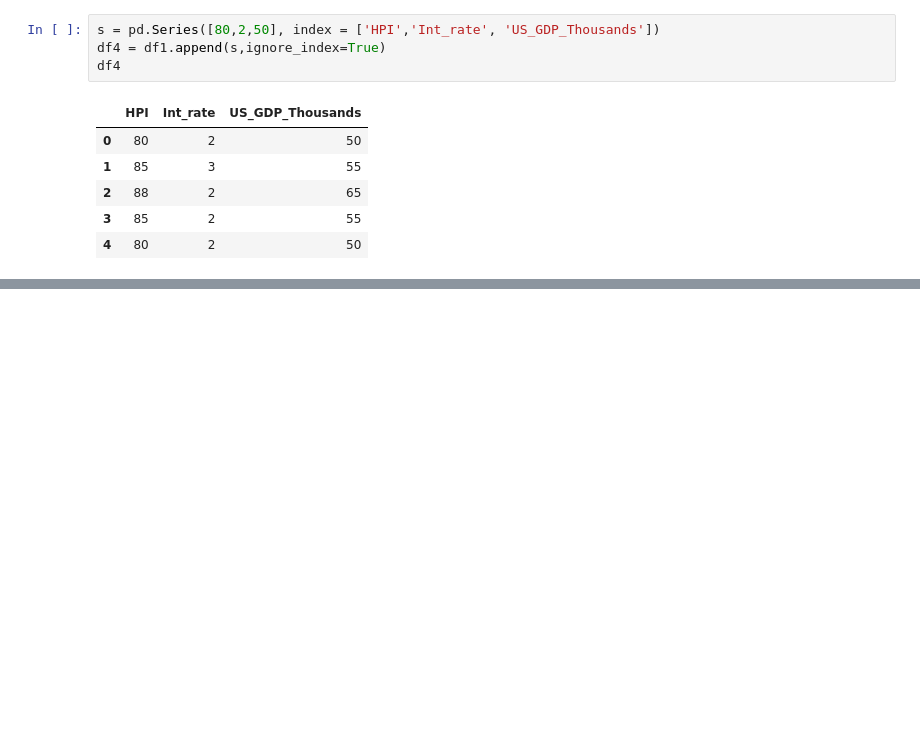
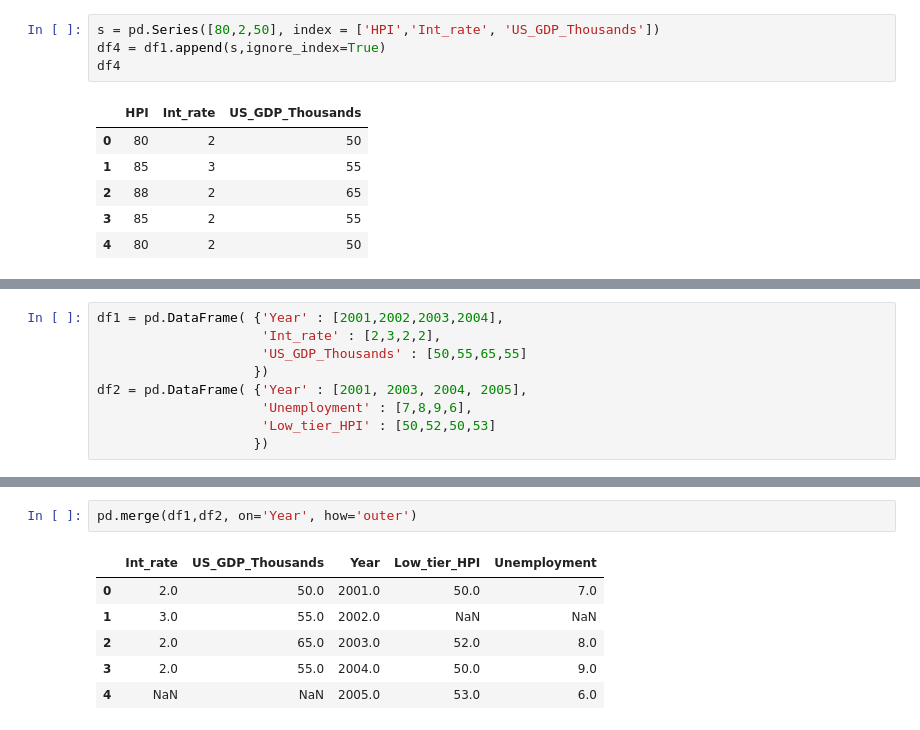
Before and after one commit to suriyadeepan/pandas, a Jupyter notebook: notebooks/Data Analysis with Python and Pandas Tutorial.ipynb, the cells around one changed output, grey strips where cells are left out. Cells and saved outputs as stored; diff of their text form; blank space fills up the shorter version.

```diff
--- a/notebooks/Data Analysis with Python and Pandas Tutorial.ipynb
+++ b/notebooks/Data Analysis with Python and Pandas Tutorial.ipynb
@@ -420,0 +476,9 @@ df4
+# %%
+df1 = pd.DataFrame( {'Year' : [2001,2002,2003,2004],
+                     'Int_rate' : [2,3,2,2],
+                     'US_GDP_Thousands' : [50,55,65,55]
+                    })
+df2 = pd.DataFrame( {'Year' : [2001, 2003, 2004, 2005],
+                     'Unemployment' : [7,8,9,6],
+                     'Low_tier_HPI' : [50,52,50,53]
+                    })
@@ -420,0 +512,9 @@ df4
+# %%
+pd.merge(df1,df2, on='Year', how='outer')
+# %% [output]
+|  | Int_rate | US_GDP_Thousands | Year | Low_tier_HPI | Unemployment |
+| 0 | 2.0 | 50.0 | 2001.0 | 50.0 | 7.0 |
+| 1 | 3.0 | 55.0 | 2002.0 | NaN | NaN |
+| 2 | 2.0 | 65.0 | 2003.0 | 52.0 | 8.0 |
+| 3 | 2.0 | 55.0 | 2004.0 | 50.0 | 9.0 |
+| 4 | NaN | NaN | 2005.0 | 53.0 | 6.0 |
```
Also changed, not shown: parts of 17 cells of this notebook.
